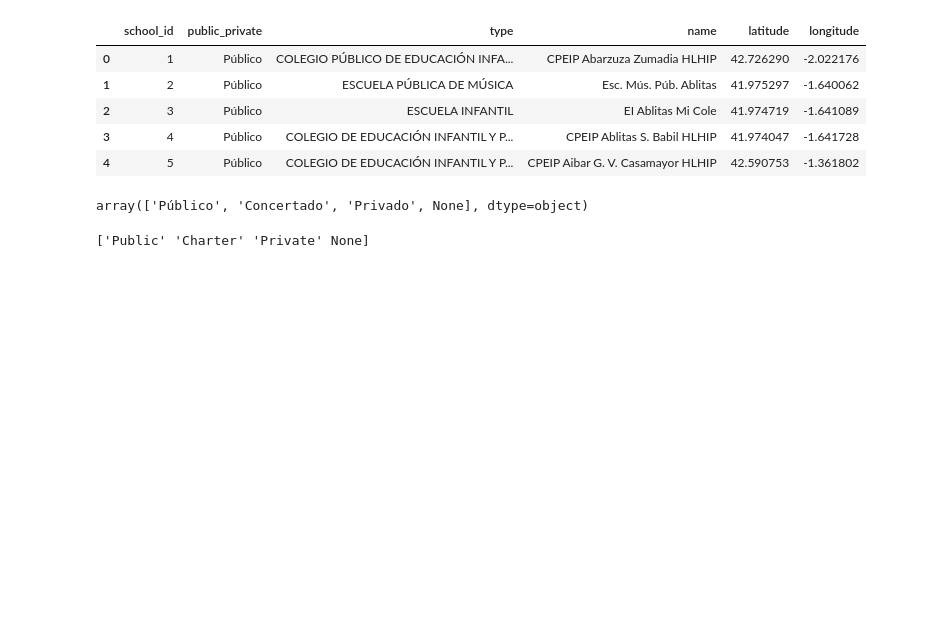
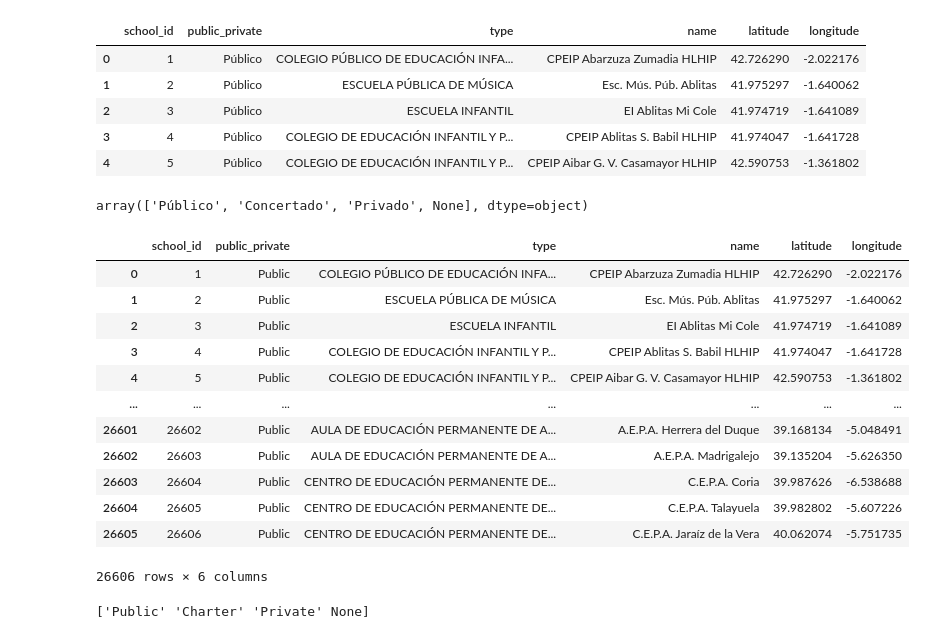
Before and after one commit to marimoysan/ml-pueblos, a Jupyter notebook: notebooks/eda_transport_connectivity.ipynb, the cells around one changed output. Drawn from its saved outputs; the diff is of its cells as text; code cells hidden in the pictures; blank space fills up the shorter version.

Commit message:
(#24) - finished trains and schools

```diff
--- a/notebooks/eda_transport_connectivity.ipynb
+++ b/notebooks/eda_transport_connectivity.ipynb
@@ -140,6 +221,22 @@ df_schools.head()
 df_schools["public_private"].unique()
 # %% [output]
 array(['Público', 'Concertado', 'Privado', None], dtype=object)
+# %%
+df_schools
+# %% [output]
+|  | school_id | public_private | type | name | latitude | longitude |
+| 0 | 1 | Public | COLEGIO PÚBLICO DE EDUCACIÓN INFA... | CPEIP Abarzuza Zumadia HLHIP | 42.726290 | -2.022176 |
+| 1 | 2 | Public | ESCUELA PÚBLICA DE MÚSICA | Esc. Mús. Púb. Ablitas | 41.975297 | -1.640062 |
+| 2 | 3 | Public | ESCUELA INFANTIL | EI Ablitas Mi Cole | 41.974719 | -1.641089 |
+| 3 | 4 | Public | COLEGIO DE EDUCACIÓN INFANTIL Y P... | CPEIP Ablitas S. Babil HLHIP | 41.974047 | -1.641728 |
+| 4 | 5 | Public | COLEGIO DE EDUCACIÓN INFANTIL Y P... | CPEIP Aibar G. V. Casamayor HLHIP | 42.590753 | -1.361802 |
+| ... | ... | ... | ... | ... | ... | ... |
+| 26601 | 26602 | Public | AULA DE EDUCACIÓN PERMANENTE DE A... | A.E.P.A. Herrera del Duque | 39.168134 | -5.048491 |
+| 26602 | 26603 | Public | AULA DE EDUCACIÓN PERMANENTE DE A... | A.E.P.A. Madrigalejo | 39.135204 | -5.626350 |
+| 26603 | 26604 | Public | CENTRO DE EDUCACIÓN PERMANENTE DE... | C.E.P.A. Coria | 39.987626 | -6.538688 |
+| 26604 | 26605 | Public | CENTRO DE EDUCACIÓN PERMANENTE DE... | C.E.P.A. Talayuela | 39.982802 | -5.607226 |
+| 26605 | 26606 | Public | CENTRO DE EDUCACIÓN PERMANENTE DE... | C.E.P.A. Jaraíz de la Vera | 40.062074 | -5.751735 |
+26606 rows × 6 columns
 # %%
 translation_map = {
     'Público': 'Public',
```
Also changed, not shown: parts of 14 cells of this notebook, 4 other files.
